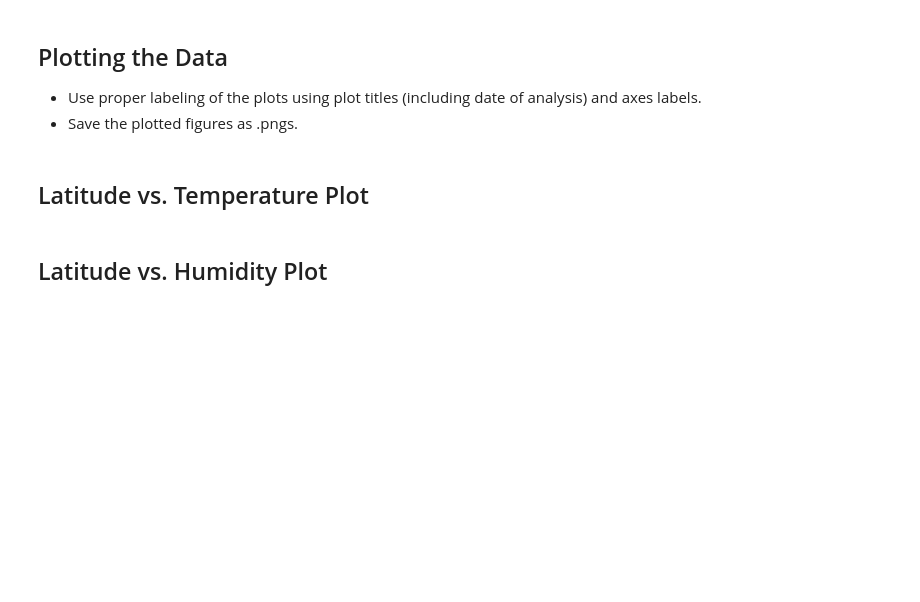
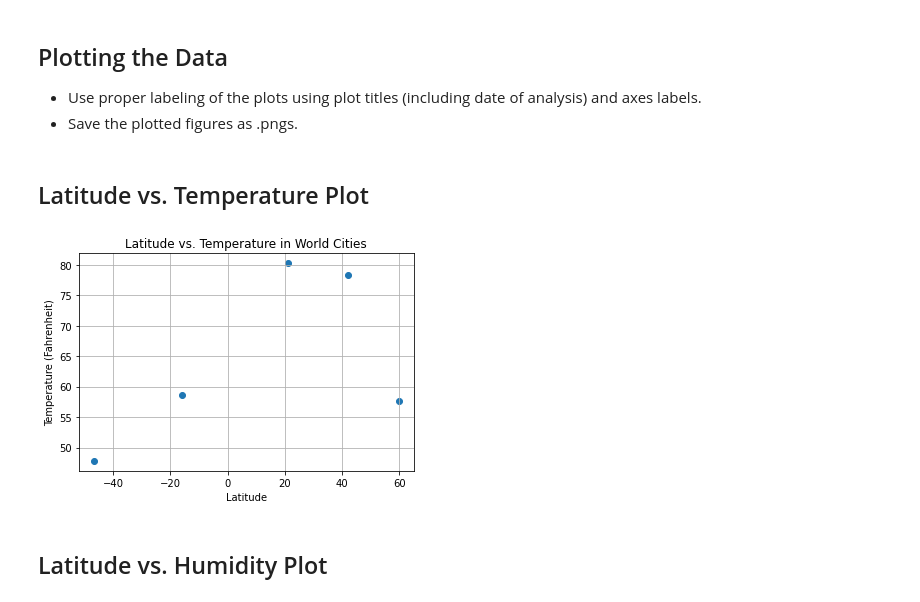
Before and after one commit to billthedataguy/python-api-challenge, a Jupyter notebook: starter_code/WeatherPy.ipynb, the cells around one changed output. Drawn from its saved outputs; the diff is of its cells as text; code cells hidden in the pictures; blank space fills up the shorter version.

```diff
--- a/starter_code/WeatherPy.ipynb
+++ b/starter_code/WeatherPy.ipynb
@@ -183,5 +240,19 @@ Skip this step if there are no cities that have humidity > 100%.
 * Save the plotted figures as .pngs.
 # %% [markdown]
 ## Latitude vs. Temperature Plot
+# %%
+plt.scatter(cityweather_df["LAT"], cityweather_df["TEMP"], marker="o")
+
+plt.title("Latitude vs. Temperature in World Cities")
+plt.ylabel("Temperature (Fahrenheit)")
+plt.xlabel("Latitude")
+plt.grid(True)
+
+# plt.savefig("TemperatureInWorldCities.png")
+
+# Show plot
+plt.show()
+# %% [output]
+[figure, added]
 # %% [markdown]
 ## Latitude vs. Humidity Plot
```
Also changed, not shown: parts of 18 cells of this notebook.
